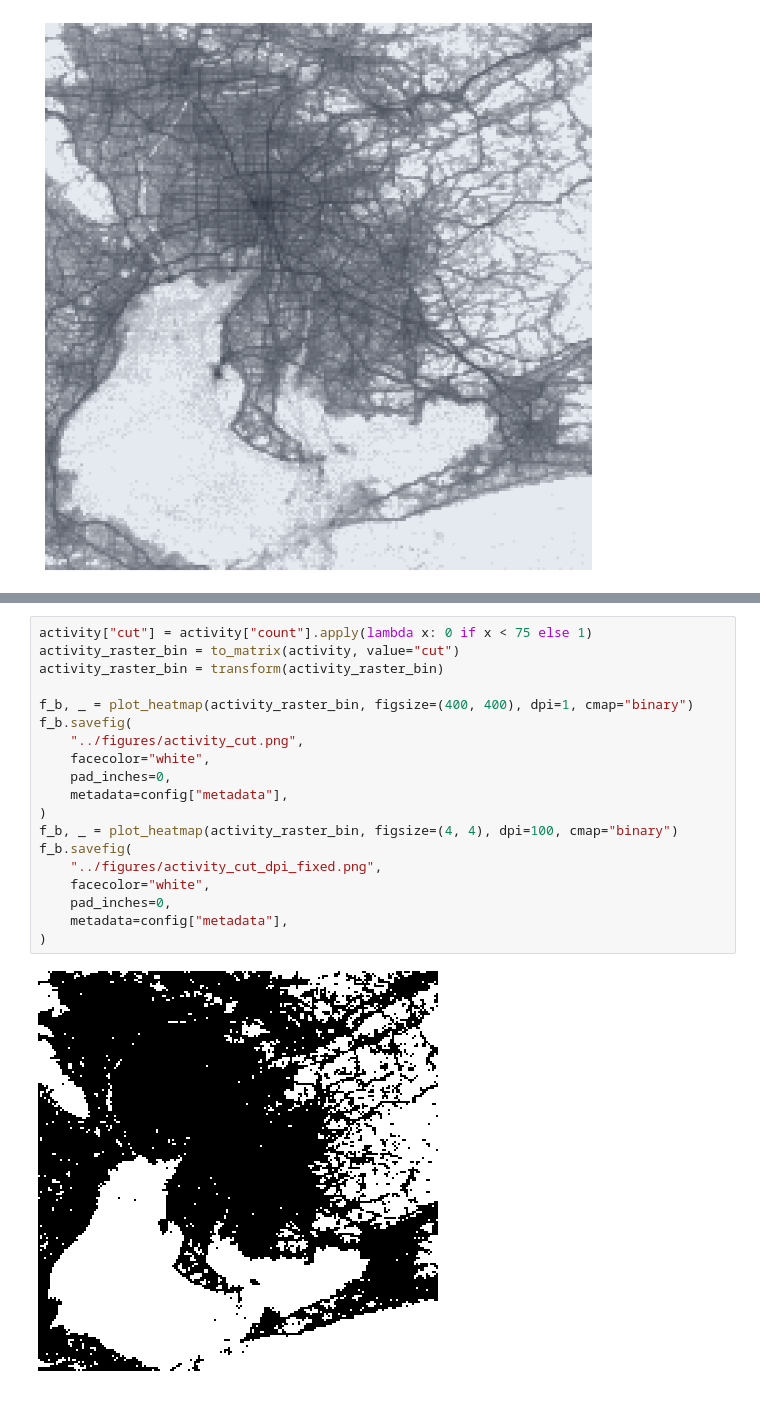
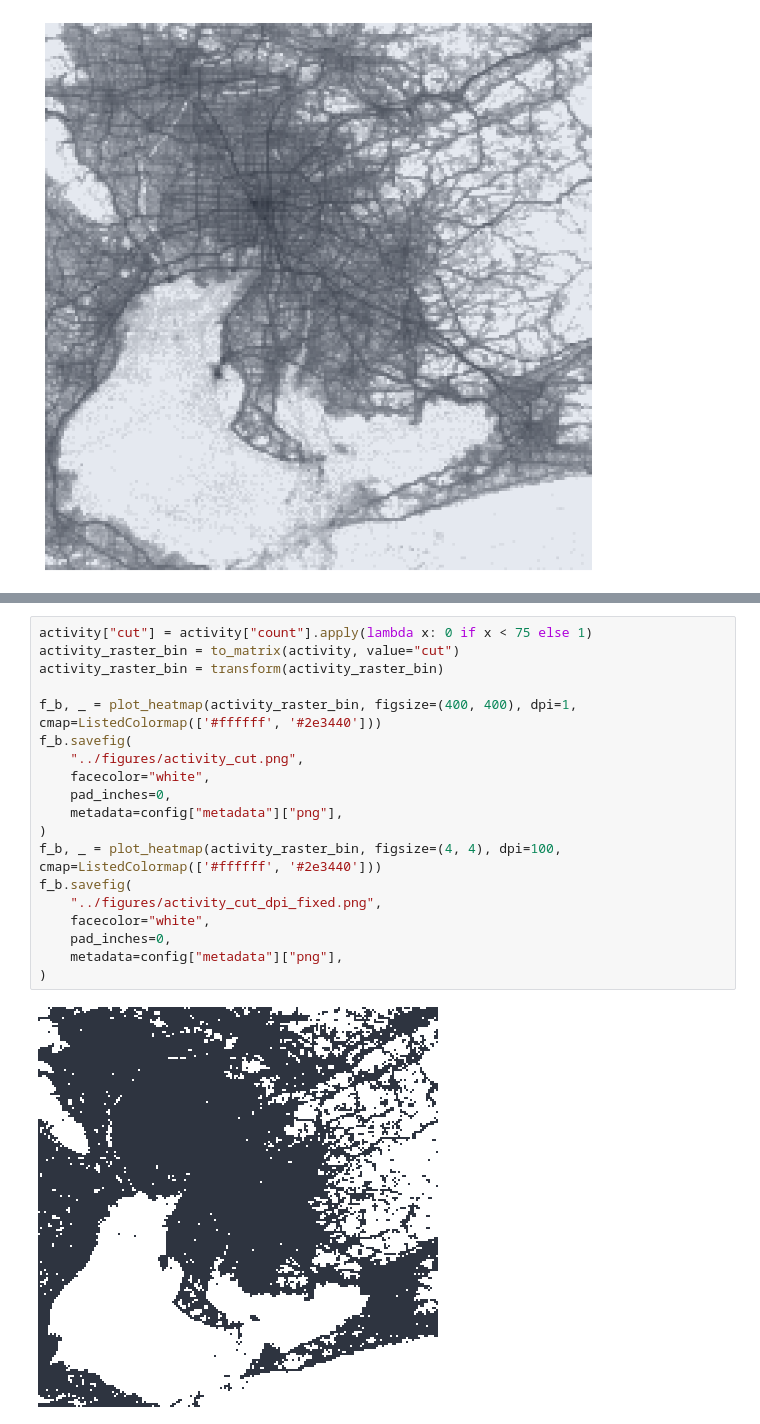
Before and after one commit to pintergreg/geolocating_cities_using_human_activity_traces, a Jupyter notebook: src/plot_heatmaps.ipynb, the cells around one changed output, grey strips where cells are left out. Drawn from its saved outputs; the diff is of its cells as text.

Commit message:
Use nord0 for binary colors GH-3

```diff
--- a/src/plot_heatmaps.ipynb
+++ b/src/plot_heatmaps.ipynb
@@ -136,21 +161,21 @@ for i in config["formats"]:
 # %%
 activity["cut"] = activity["count"].apply(lambda x: 0 if x < 75 else 1)
 activity_raster_bin = to_matrix(activity, value="cut")
 activity_raster_bin = transform(activity_raster_bin)
 
-f_b, _ = plot_heatmap(activity_raster_bin, figsize=(400, 400), dpi=1, cmap="binary")
+f_b, _ = plot_heatmap(activity_raster_bin, figsize=(400, 400), dpi=1, cmap=ListedColormap(['#ffffff', '#2e3440']))
 f_b.savefig(
     "../figures/activity_cut.png",
     facecolor="white",
     pad_inches=0,
-    metadata=config["metadata"],
+    metadata=config["metadata"]["png"],
 )
-f_b, _ = plot_heatmap(activity_raster_bin, figsize=(4, 4), dpi=100, cmap="binary")
+f_b, _ = plot_heatmap(activity_raster_bin, figsize=(4, 4), dpi=100, cmap=ListedColormap(['#ffffff', '#2e3440']))
 f_b.savefig(
     "../figures/activity_cut_dpi_fixed.png",
     facecolor="white",
     pad_inches=0,
-    metadata=config["metadata"],
+    metadata=config["metadata"]["png"],
 )
 # %% [output]
-[figure, old version]
+[figure, new version]
```
Also changed, not shown: parts of 6 cells of this notebook.
